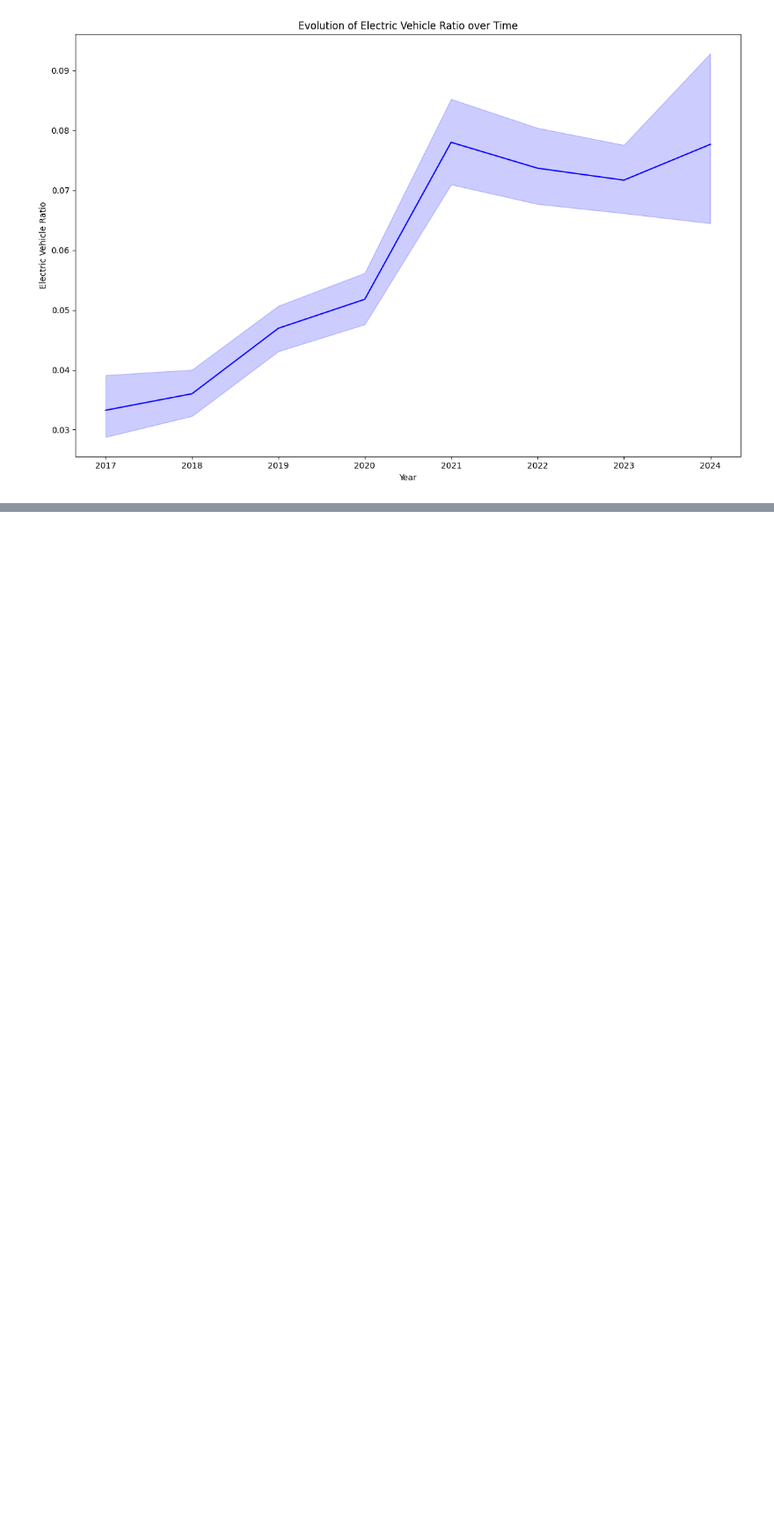
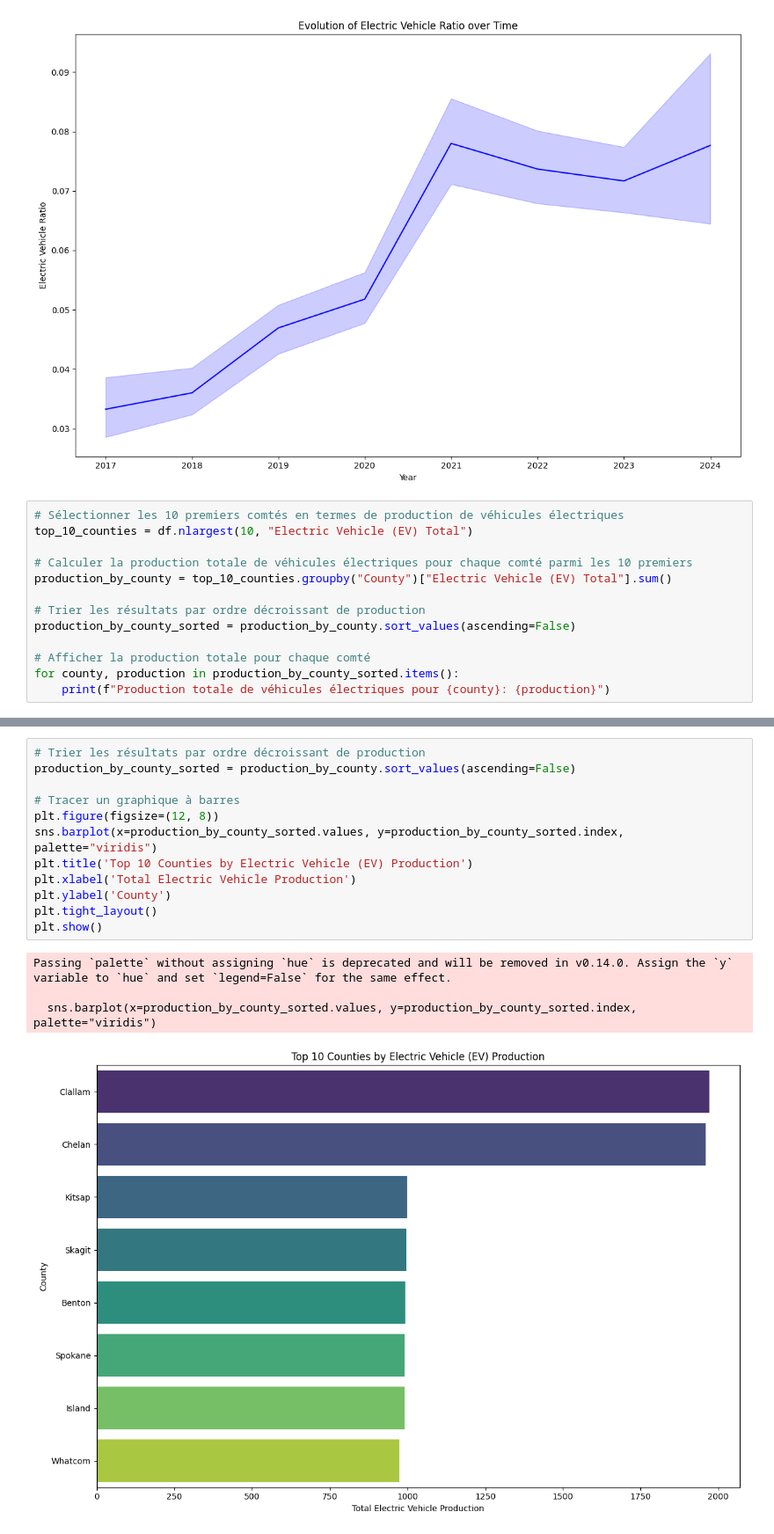
Before and after one commit to khelifaYacine/Electric_Vehicule_Population-by-Country, a Jupyter notebook: EDA.ipynb, the cells around one changed output, grey strips where cells are left out. Shown at 88% size. Saved outputs shown, nothing was run; the diff lists cells and outputs as text; blank space fills up the shorter version.

Commit message:
les county productive

```diff
--- a/EDA.ipynb
+++ b/EDA.ipynb
@@ -207,3 +207,16 @@ plt.tight_layout()
 plt.show()
 # %% [output]
 [figure]
+# %%
+# Sélectionner les 10 premiers comtés en termes de production de véhicules électriques
+top_10_counties = df.nlargest(10, "Electric Vehicle (EV) Total")
+
+# Calculer la production totale de véhicules électriques pour chaque comté parmi les 10 premiers
+production_by_county = top_10_counties.groupby("County")["Electric Vehicle (EV) Total"].sum()
+
+# Trier les résultats par ordre décroissant de production
+production_by_county_sorted = production_by_county.sort_values(ascending=False)
+
+# Afficher la production totale pour chaque comté
+for county, production in production_by_county_sorted.items():
+    print(f"Production totale de véhicules électriques pour {county}: {production}")
@@ -209,0 +232,17 @@ plt.show()
+# %%
+# Trier les résultats par ordre décroissant de production
+production_by_county_sorted = production_by_county.sort_values(ascending=False)
+
+# Tracer un graphique à barres
+plt.figure(figsize=(12, 8))
+sns.barplot(x=production_by_county_sorted.values, y=production_by_county_sorted.index, palette="viridis")
+plt.title('Top 10 Counties by Electric Vehicle (EV) Production')
+plt.xlabel('Total Electric Vehicle Production')
+plt.ylabel('County')
+plt.tight_layout()
+plt.show()
+# %% [output]
+Passing `palette` without assigning `hue` is deprecated and will be removed in v0.14.0. Assign the `y` variable to `hue` and set `legend=False` for the same effect.
+
+  sns.barplot(x=production_by_county_sorted.values, y=production_by_county_sorted.index, palette="viridis")
+[figure, added]
```
Also changed, not shown: parts of 2 cells of this notebook.
